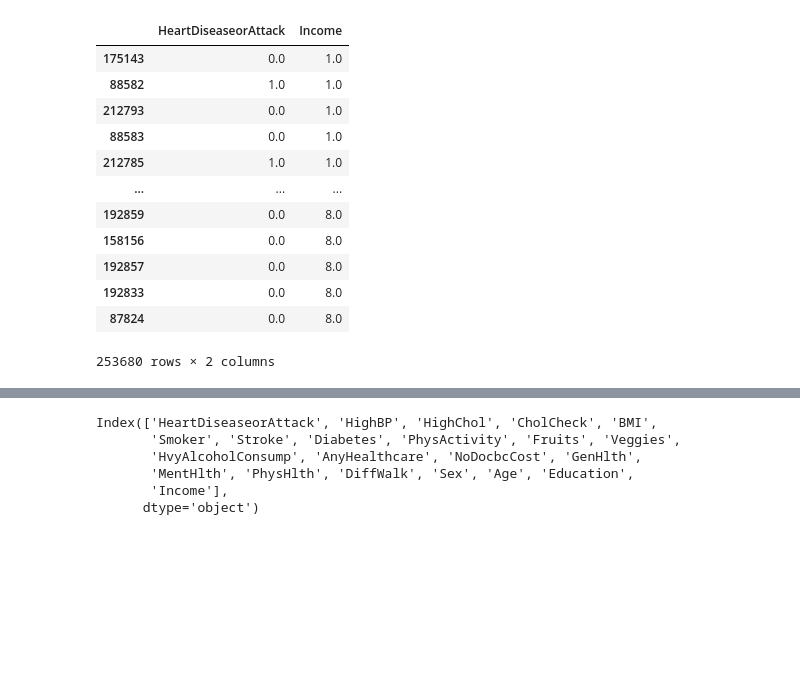
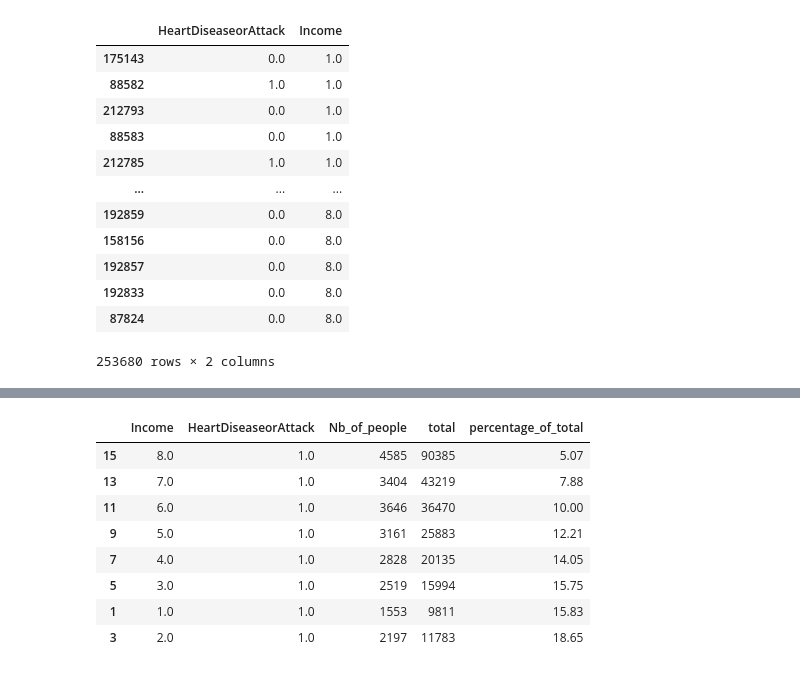
Before and after one commit to MaudGes/Heart_disease_model, a Jupyter notebook: Heart_Disease_EDA.ipynb, the cells around one changed output, grey strips where cells are left out. Cells and saved outputs as stored; diff of their text form; code cells hidden in the pictures; blank space fills up the shorter version.

```diff
--- a/Heart_Disease_EDA.ipynb
+++ b/Heart_Disease_EDA.ipynb
@@ -2471,9 +2602,15 @@ To finish
 # %%
-heart_disease_dataset.columns
+#Only keeping people with heart disease to simplify graph reading
+nb_of_people_depending_income_level = nb_of_people_depending_income_level[nb_of_people_depending_income_level["HeartDiseaseorAttack"] == 1 ]
+nb_of_people_depending_income_level.sort_values(by = "percentage_of_total", inplace = True)
+nb_of_people_depending_income_level
 # %% [output]
-Index(['HeartDiseaseorAttack', 'HighBP', 'HighChol', 'CholCheck', 'BMI',
-       'Smoker', 'Stroke', 'Diabetes', 'PhysActivity', 'Fruits', 'Veggies',
-       'HvyAlcoholConsump', 'AnyHealthcare', 'NoDocbcCost', 'GenHlth',
-       'MentHlth', 'PhysHlth', 'DiffWalk', 'Sex', 'Age', 'Education',
-       'Income'],
-      dtype='object')
+|  | Income | HeartDiseaseorAttack | Nb_of_people | total | percentage_of_total |
+| 15 | 8.0 | 1.0 | 4585 | 90385 | 5.07 |
+| 13 | 7.0 | 1.0 | 3404 | 43219 | 7.88 |
+| 11 | 6.0 | 1.0 | 3646 | 36470 | 10.00 |
+| 9 | 5.0 | 1.0 | 3161 | 25883 | 12.21 |
+| 7 | 4.0 | 1.0 | 2828 | 20135 | 14.05 |
+| 5 | 3.0 | 1.0 | 2519 | 15994 | 15.75 |
+| 1 | 1.0 | 1.0 | 1553 | 9811 | 15.83 |
+| 3 | 2.0 | 1.0 | 2197 | 11783 | 18.65 |
```
Also changed, not shown: parts of 20 cells of this notebook.
